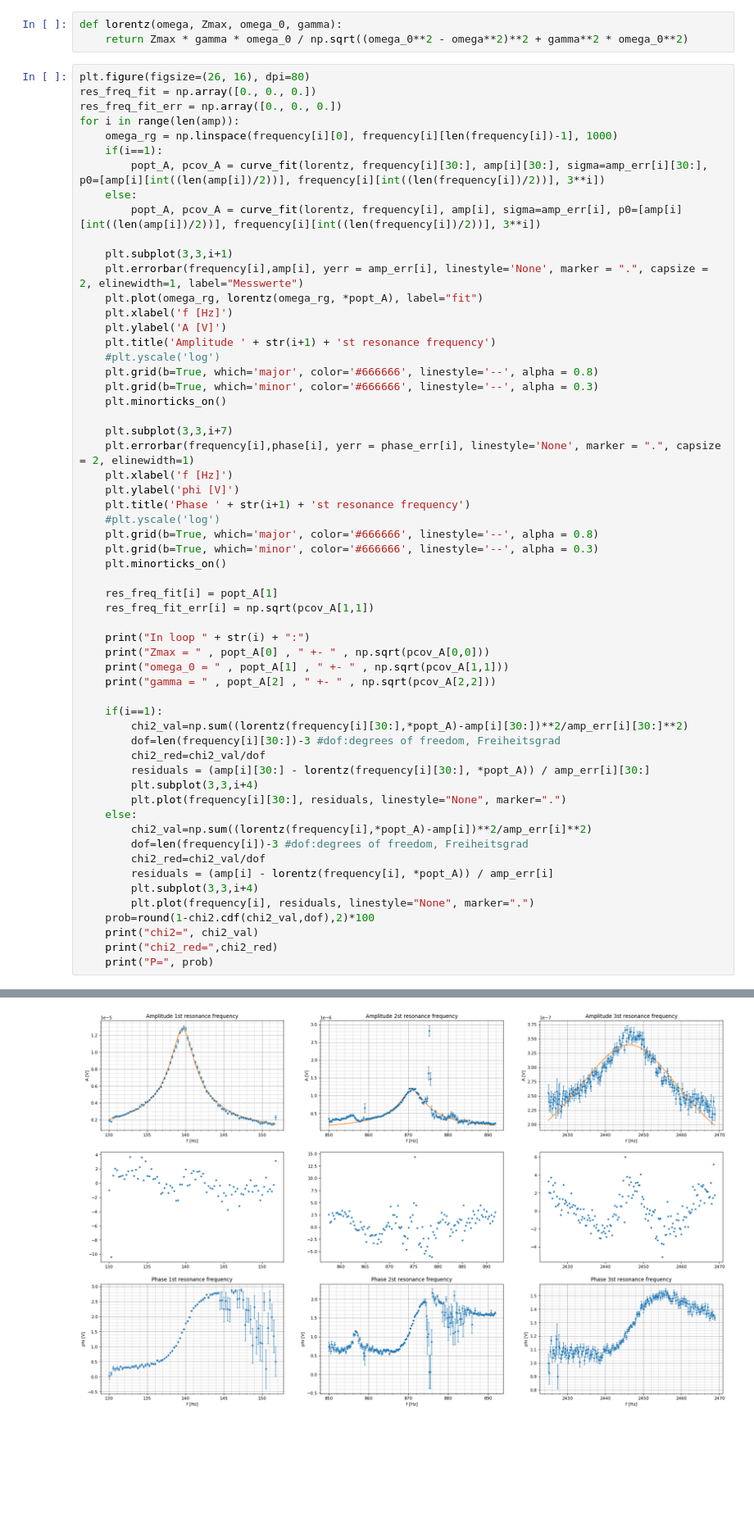
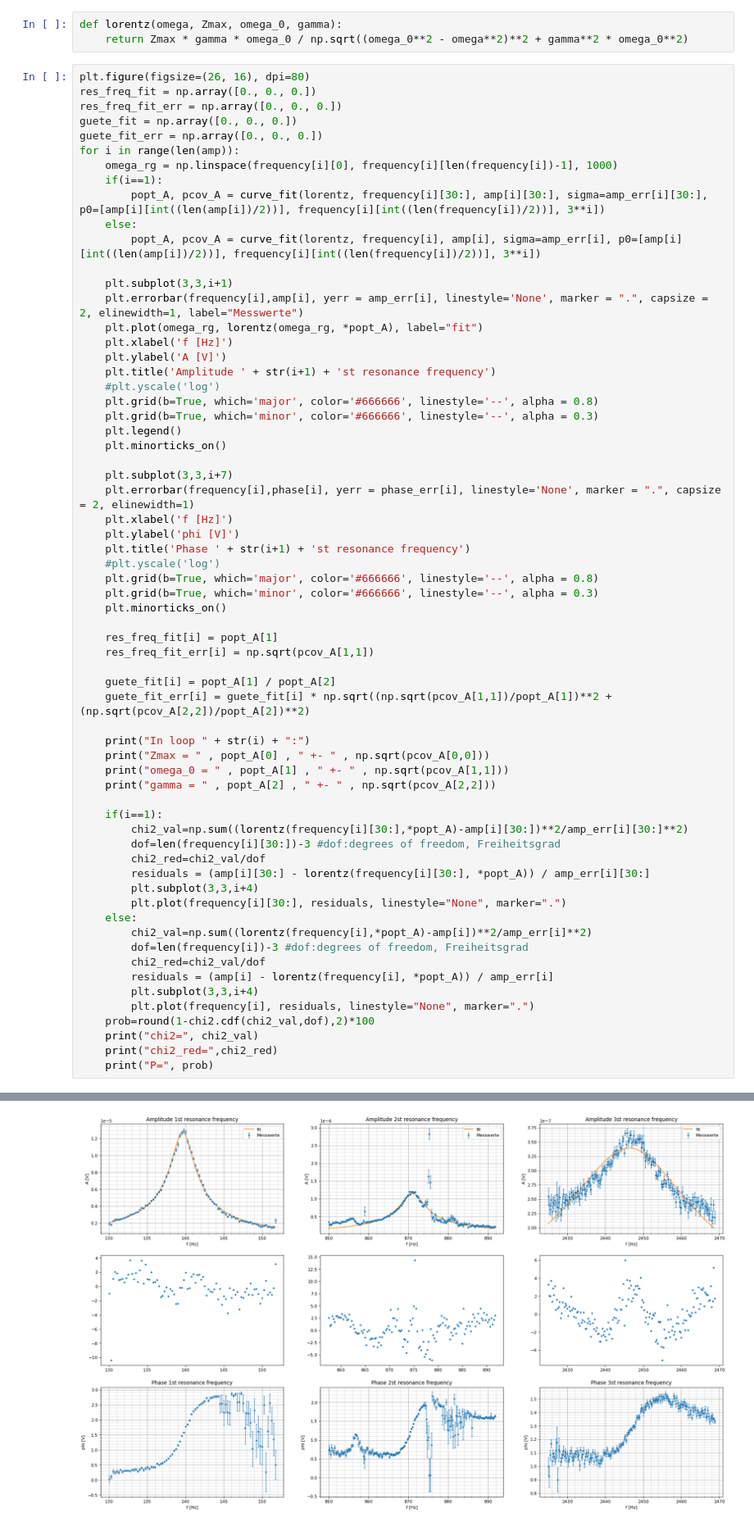
Before and after one commit to fexfl/FP, a Jupyter notebook: F75/F75 Auswertung.ipynb, the cells around one changed output, grey strips where cells are left out. Shown: that part at 82% size. Cells and saved outputs as stored; diff of their text form; blank space fills up the shorter version.

```diff
--- a/F75/F75 Auswertung.ipynb
+++ b/F75/F75 Auswertung.ipynb
@@ -40,6 +40,8 @@ def lorentz(omega, Zmax, omega_0, gamma):
 plt.figure(figsize=(26, 16), dpi=80)
 res_freq_fit = np.array([0., 0., 0.])
 res_freq_fit_err = np.array([0., 0., 0.])
+guete_fit = np.array([0., 0., 0.])
+guete_fit_err = np.array([0., 0., 0.])
 for i in range(len(amp)):
     omega_rg = np.linspace(frequency[i][0], frequency[i][len(frequency[i])-1], 1000)
     if(i==1):
@@ -56,6 +58,7 @@ for i in range(len(amp)):
     #plt.yscale('log')
     plt.grid(b=True, which='major', color='#666666', linestyle='--', alpha = 0.8)
     plt.grid(b=True, which='minor', color='#666666', linestyle='--', alpha = 0.3)
+    plt.legend()
     plt.minorticks_on()
 
     plt.subplot(3,3,i+7)
@@ -70,6 +73,9 @@ for i in range(len(amp)):
 
     res_freq_fit[i] = popt_A[1]
     res_freq_fit_err[i] = np.sqrt(pcov_A[1,1])
+
+    guete_fit[i] = popt_A[1] / popt_A[2]
+    guete_fit_err[i] = guete_fit[i] * np.sqrt((np.sqrt(pcov_A[1,1])/popt_A[1])**2 + (np.sqrt(pcov_A[2,2])/popt_A[2])**2)
 
     print("In loop " + str(i) + ":")
     print("Zmax = " , popt_A[0] , " +- " , np.sqrt(pcov_A[0,0]))
@@ -85,34 +91,34 @@ for i in range(len(amp)):
         plt.plot(frequency[i][30:], residuals, linestyle="None", marker=".")
     else:
         chi2_val=np.sum((lorentz(frequency[i],*popt_A)-amp[i])**2/amp_err[i]**2)
         dof=len(frequency[i])-3 #dof:degrees of freedom, Freiheitsgrad
         chi2_red=chi2_val/dof
         residuals = (amp[i] - lorentz(frequency[i], *popt_A)) / amp_err[i]
         plt.subplot(3,3,i+4)
         plt.plot(frequency[i], residuals, linestyle="None", marker=".")
     prob=round(1-chi2.cdf(chi2_val,dof),2)*100
     print("chi2=", chi2_val)
     print("chi2_red=",chi2_red)
     print("P=", prob)
 # %% [output]
 In loop 0:
 Zmax =  1.2730265469056278e-05  +-  1.4106107047290097e-07
 omega_0 =  139.6094003845192  +-  0.01861894539266992
 gamma =  3.0688857196572084  +-  0.044567613785746744
 chi2= 299.20661374160034
 chi2_red= 3.52007780872471
 P= 0.0
 In loop 1:
 Zmax =  1.1531167219901443e-06  +-  1.426905661460932e-08
 omega_0 =  870.9972116872207  +-  0.06868755280152761
 gamma =  6.285104267068574  +-  0.13609188567569488
 chi2= 953.4108223364951
 ... (5 lines left out)
 gamma =  32.64193001274836  +-  0.7024827862443971
 chi2= 671.4613337379038
 chi2_red= 3.8812793857682304
 P= 0.0
-[figure, old version]
+[figure, new version]
 # %%
 plt.figure(figsize=(20, 9), dpi=80)
 for i in range(len(amp)):
```
Also changed, not shown: parts of 1 cell of this notebook.
